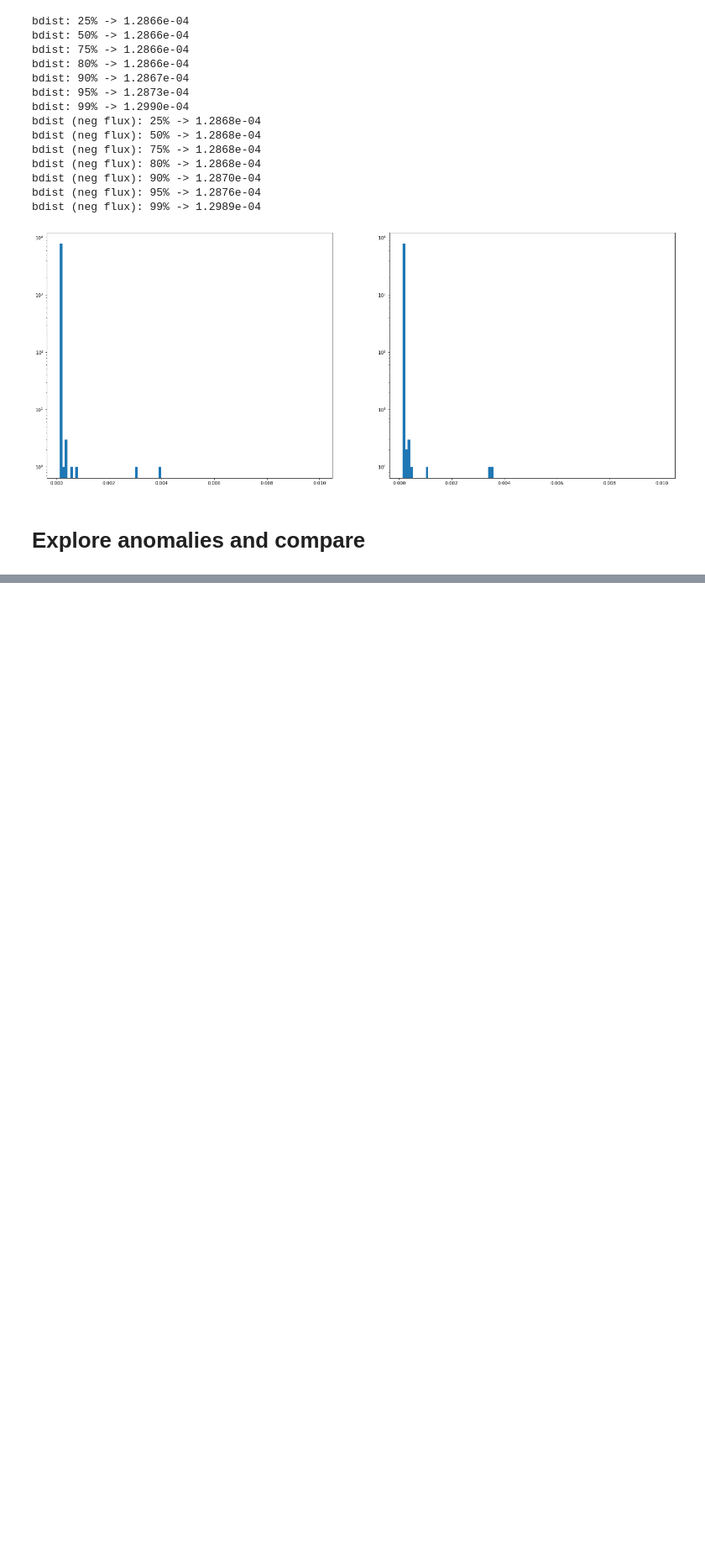
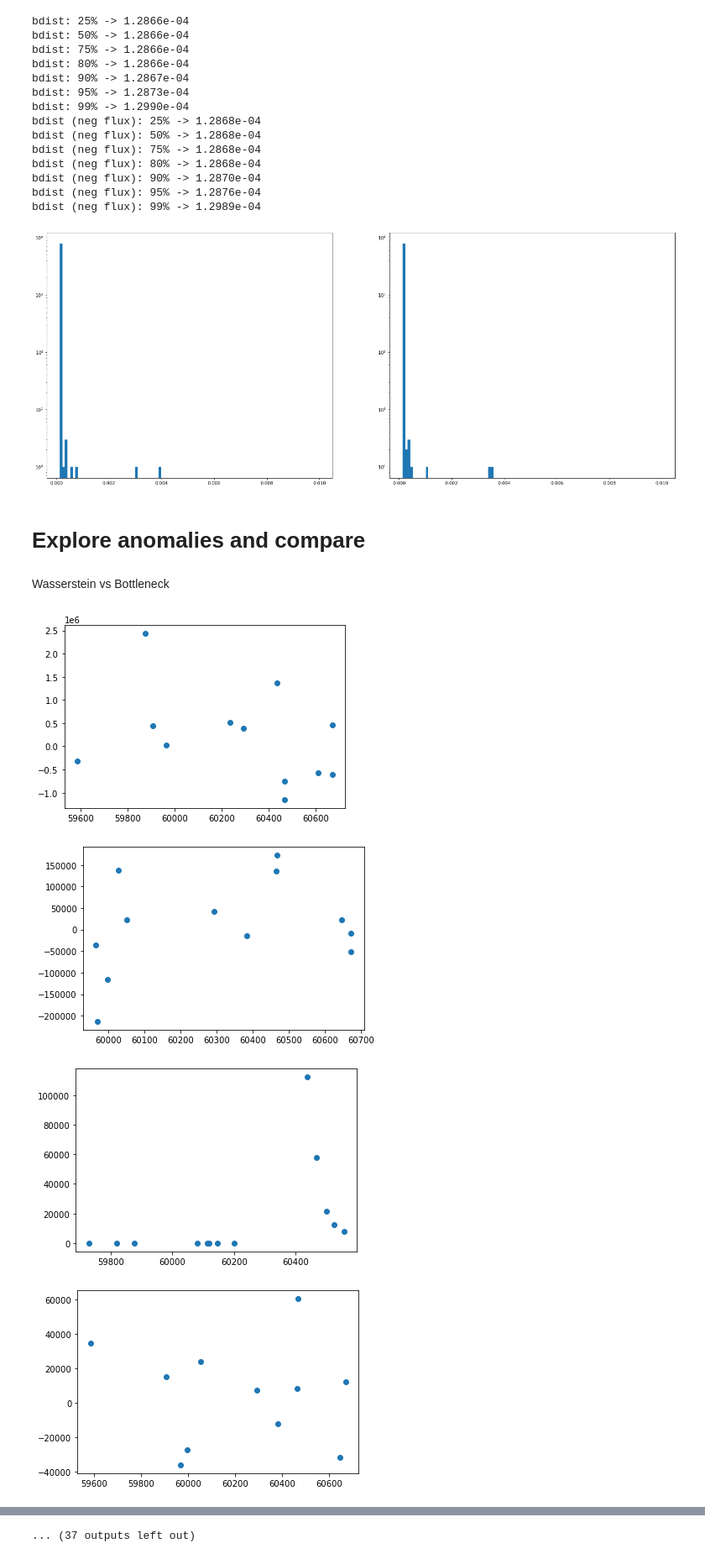
Before and after one commit to cosmic-hi-5/astropology, a Jupyter notebook: anomaly/u_band_plasticc.ipynb, the cells around one changed output, grey strips where cells are left out. Shown: that part at 84% size. Cells and saved outputs as stored; diff of their text form; code cells hidden in the pictures; blank space fills up the shorter version.

```diff
--- a/anomaly/u_band_plasticc.ipynb
+++ b/anomaly/u_band_plasticc.ipynb
@@ -174,18 +192,36 @@ idx_id_wd = np.load(
-# %%
-u_band = lcs[lcs['passband']==0]
-unique_objid = np.unique(u_band['object_id'])
-
-u_lcs = {}
-u_lcs_mjd = {}
-
-for object_id in unique_objid:
-
-    id_mask = object_id == u_band['object_id']
-
-    u_lcs[f"{object_id}"] = u_band.loc[id_mask, "flux"].to_numpy()
-    u_lcs_mjd[f"{object_id}"] = u_band.loc[id_mask, "mjd"].to_numpy()
+# %%
+u_lcs, u_mjds = get_lcs(raw_df=lcs, passband="u")
+# plt.scatter(u_mjds["615"], u_lcs["615"])
 # %%
 wd_idx = np.argsort(wd_score)
 wd_neg_idx = np.argsort(wd_neg_score)
 bd_idx = np.argsort(wd_score)
 bd_neg_idx = np.argsort(wd_neg_score)
+# %% [markdown]
+Wasserstein vs Bottleneck
+# %%
+def rank_to_object_id(rank, score, idx_objid):
+
+    score_arg_sort = np.argsort(score)
+
+    idx_lc = score_arg_sort[rank]
+
+    id_mask = idx_objid[:, 0] == idx_lc
+
+    object_id = idx_id_wd_neg[id_mask, 1][0]
+
+    return object_id
+# %%
+for rank in range(1, 50):
+    object_id = rank_to_object_id(-rank, wd_neg_score, idx_id_wd_neg)
+    lc = u_lcs[f"{object_id}"]
+    mjd = u_mjds[f"{object_id}"]
+    plt.scatter(mjd, lc)
+    plt.show()
+    # print(np.nanmean(lc))
+    # print(meta_data.loc[object_id, ["target", "true_target"]])
+# %% [output]
+[figure, added]
+[figure, added]
+[figure, added]
+[figure, added]
@@ -192 +236,2 @@ bd_neg_idx = np.argsort(wd_neg_score)
+... (37 outputs left out)
 # %%
```
Also changed, not shown: parts of 7 cells of this notebook.
